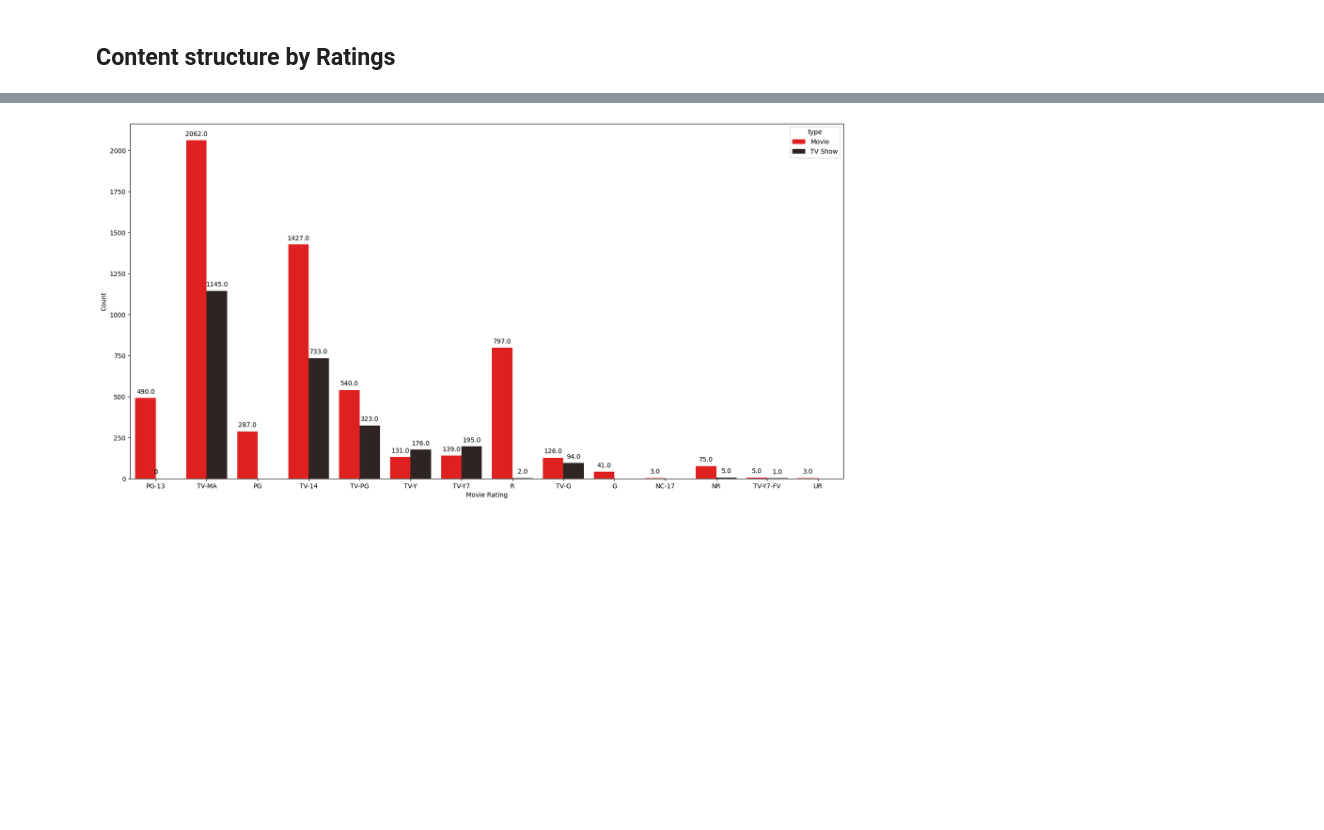
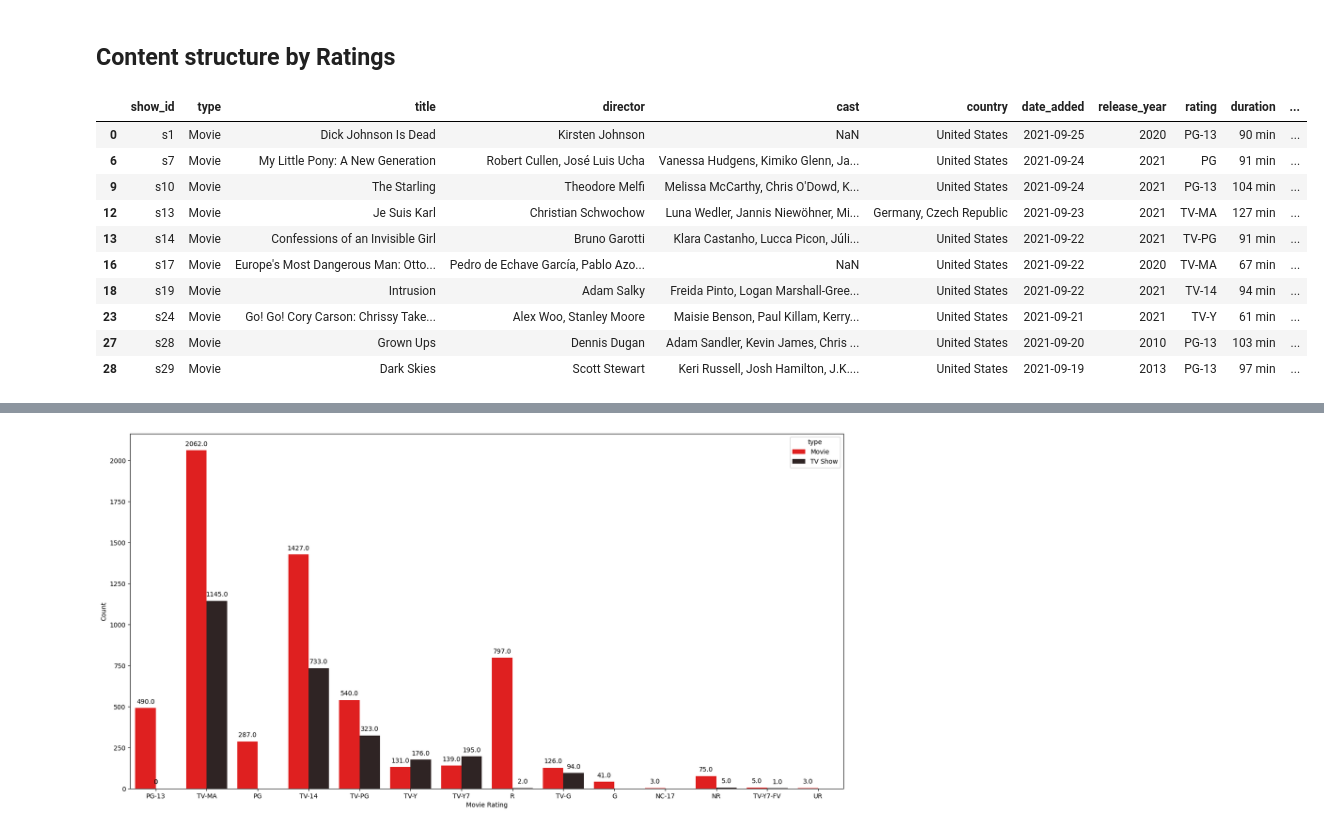
Before and after one commit to nguyen-tr-thuc/Netflix-Movies-and-TV-Shows, a Jupyter notebook: netflix_project.ipynb, the cells around one changed output, grey strips where cells are left out. Drawn from its saved outputs; the diff is of its cells as text; code cells hidden in the pictures; blank space fills up the shorter version.

```diff
--- a/netflix_project.ipynb
+++ b/netflix_project.ipynb
@@ -218,3 +218,18 @@ plt.show()
 [figure]
 # %% [markdown]
 ## Content structure by Ratings
+# %%
+release_recent_year = df_movies[df_movies['release_year'].between(2008, 2021)]
+release_recent_year.head(10)
+# %% [output]
+|  | show_id | type | title | director | cast | country | date_added | release_year | rating | duration | ... |
+| 0 | s1 | Movie | Dick Johnson Is Dead | Kirsten Johnson | NaN | United States | 2021-09-25 | 2020 | PG-13 | 90 min | ... |
+| 6 | s7 | Movie | My Little Pony: A New Generation | Robert Cullen, José Luis Ucha | Vanessa Hudgens, Kimiko Glenn, Ja... | United States | 2021-09-24 | 2021 | PG | 91 min | ... |
+| 9 | s10 | Movie | The Starling | Theodore Melfi | Melissa McCarthy, Chris O'Dowd, K... | United States | 2021-09-24 | 2021 | PG-13 | 104 min | ... |
+| 12 | s13 | Movie | Je Suis Karl | Christian Schwochow | Luna Wedler, Jannis Niewöhner, Mi... | Germany, Czech Republic | 2021-09-23 | 2021 | TV-MA | 127 min | ... |
+| 13 | s14 | Movie | Confessions of an Invisible Girl | Bruno Garotti | Klara Castanho, Lucca Picon, Júli... | United States | 2021-09-22 | 2021 | TV-PG | 91 min | ... |
+| 16 | s17 | Movie | Europe's Most Dangerous Man: Otto... | Pedro de Echave García, Pablo Azo... | NaN | United States | 2021-09-22 | 2020 | TV-MA | 67 min | ... |
+| 18 | s19 | Movie | Intrusion | Adam Salky | Freida Pinto, Logan Marshall-Gree... | United States | 2021-09-22 | 2021 | TV-14 | 94 min | ... |
+| 23 | s24 | Movie | Go! Go! Cory Carson: Chrissy Take... | Alex Woo, Stanley Moore | Maisie Benson, Paul Killam, Kerry... | United States | 2021-09-21 | 2021 | TV-Y | 61 min | ... |
+| 27 | s28 | Movie | Grown Ups | Dennis Dugan | Adam Sandler, Kevin James, Chris ... | United States | 2021-09-20 | 2010 | PG-13 | 103 min | ... |
+| 28 | s29 | Movie | Dark Skies | Scott Stewart | Keri Russell, Josh Hamilton, J.K.... | United States | 2021-09-19 | 2013 | PG-13 | 97 min | ... |
```
Also changed, not shown: parts of 5 cells of this notebook.
